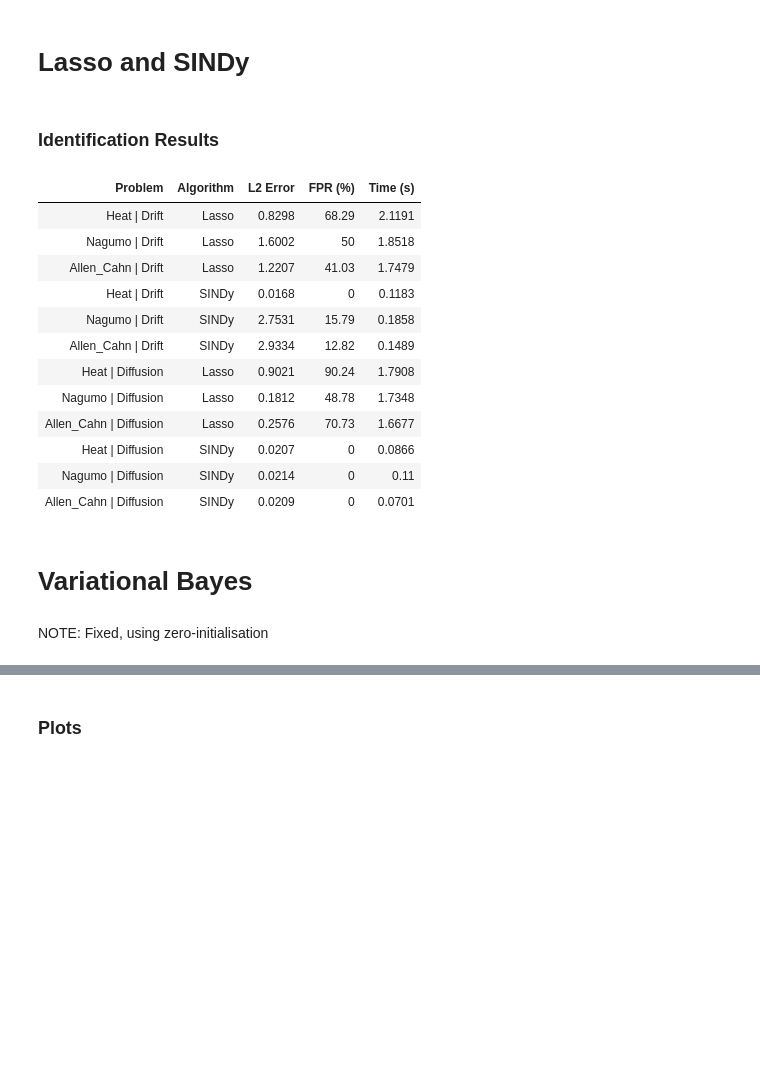
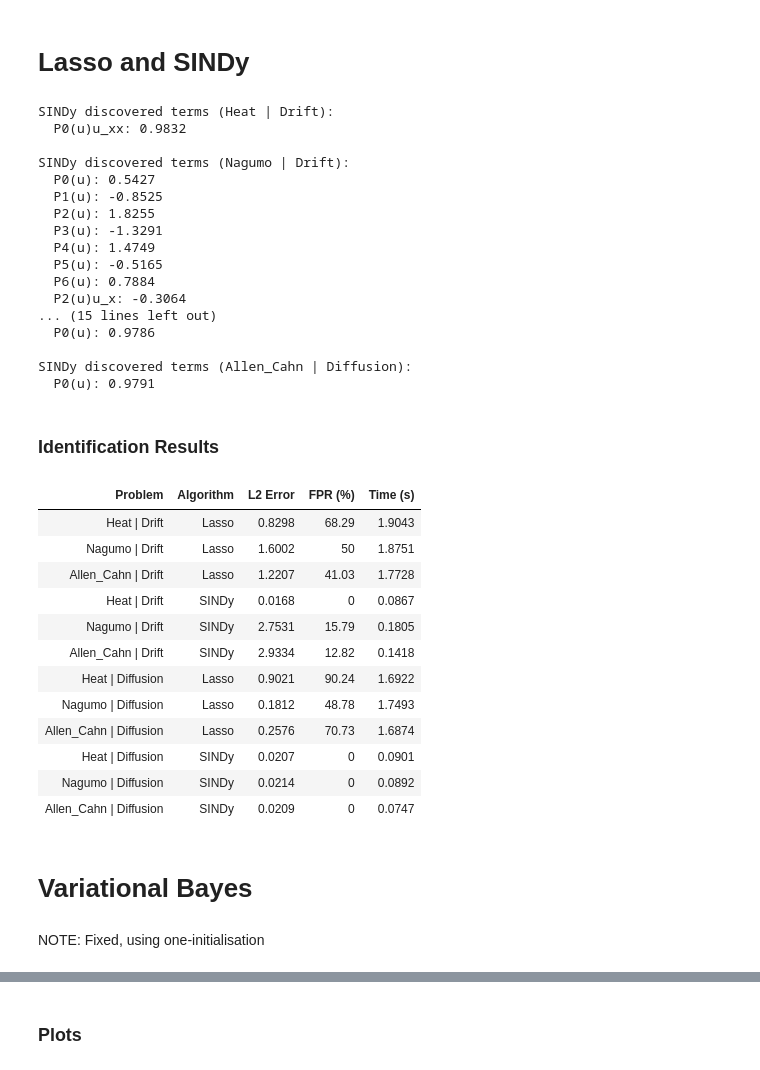
Before and after one commit to rogoson/Stochastic-PDE-Discovery, a Jupyter notebook: MasterNotebook.ipynb, the cells around one changed output, grey strips where cells are left out. Saved outputs shown, nothing was run; the diff lists cells and outputs as text; code cells hidden in the pictures; blank space fills up the shorter version.

```diff
--- a/MasterNotebook.ipynb
+++ b/MasterNotebook.ipynb
@@ -151,51 +151,81 @@ for identificationTask, value in IDENTIFICATION_TASKS.items():
                     lam = yamlParameters["common"][f"{algorithm.lower()}_{identificationTask.lower()}_lambda"]
                     if algorithm == "Lasso":
                         Xi_coeffs = SPDE.Lasso(dictionary, target, lam)
                     elif algorithm == "SINDy":
-                        Xi_coeffs = SPDE.sindy(lam,dictionary,target)
+                        Xi_coeffs = SPDE.sindy(lam, dictionary, target)
                     end_time = time.time()
 
                     targetCoeffs = Xi_drift_true[problem] if identificationTask == "Drift" else Xi_diffusion_true[problem]
+
+                    # print discovered terms for SINDy only (Lasso expected to be less sparse)
+                    if algorithm == "SINDy":
+                        description = problemDescriptions[problem]
+                        discovered = [
+                            (description[i] if description[i] != '' else '1', round(float(Xi_coeffs.reshape(-1)[i]), 4))
+                            for i in range(len(Xi_coeffs.reshape(-1)))
+                            if Xi_coeffs.reshape(-1)[i] != 0
+                        ]
+                        print(f"\nSINDy discovered terms ({problem} | {identificationTask}):")
+                        for term, coeff in discovered:
+                            print(f"  {term}: {coeff}")
 
                     l2_error = np.linalg.norm(targetCoeffs - Xi_coeffs.reshape(-1))
 
                     corr_ind = []
                     for i in range(len(targetCoeffs)):
                         if targetCoeffs[i] != 0:
                             corr_ind.append(i)
+
                     fp = 0
                     for i in range(len(targetCoeffs)):
                         if i in corr_ind:
                             pass
                         else:
                             if Xi_coeffs.reshape(-1)[i] != 0:
                                 fp += 1
 
                     total_negatives = len(targetCoeffs) - len(corr_ind)
-                    fpr = (fp / total_negatives) * 100 # expect legendre to mess up here in terms of coeffs, due to scaling + nonstandard polynomial
+                    fpr = (fp / total_negatives) * 100  # expect legendre to mess up here in terms of coeffs, due to scaling + nonstandard polynomial
 
                     results.append([f"{problem} | {identificationTask}", algorithm, round(l2_error, 4), round(fpr, 2), round(end_time - start_time, 4)])
 
 tabulate_neatly(results, headers=["Problem", "Algorithm", "L2 Error", "FPR (%)", "Time (s)"], title="Identification Results")
 # %% [output]
+SINDy discovered terms (Heat | Drift):
+  P0(u)u_xx: 0.9832
+
+SINDy discovered terms (Nagumo | Drift):
+  P0(u): 0.5427
+  P1(u): -0.8525
+  P2(u): 1.8255
+  P3(u): -1.3291
+  P4(u): 1.4749
+  P5(u): -0.5165
+  P6(u): 0.7884
+  P2(u)u_x: -0.3064
+... (15 lines left out)
+  P0(u): 0.9786
+
+SINDy discovered terms (Allen_Cahn | Diffusion):
+  P0(u): 0.9791
 Identification Results
 | Problem | Algorithm | L2 Error | FPR (%) | Time (s) |
-| Heat | Drift | Lasso | 0.8298 | 68.29 | 2.1191 |
-| Nagumo | Drift | Lasso | 1.6002 | 50 | 1.8518 |
-| Allen_Cahn | Drift | Lasso | 1.2207 | 41.03 | 1.7479 |
-| Heat | Drift | SINDy | 0.0168 | 0 | 0.1183 |
-| Nagumo | Drift | SINDy | 2.7531 | 15.79 | 0.1858 |
-| Allen_Cahn | Drift | SINDy | 2.9334 | 12.82 | 0.1489 |
-| Heat | Diffusion | Lasso | 0.9021 | 90.24 | 1.7908 |
-| Nagumo | Diffusion | Lasso | 0.1812 | 48.78 | 1.7348 |
-| Allen_Cahn | Diffusion | Lasso | 0.2576 | 70.73 | 1.6677 |
-| Heat | Diffusion | SINDy | 0.0207 | 0 | 0.0866 |
-| Nagumo | Diffusion | SINDy | 0.0214 | 0 | 0.11 |
-| Allen_Cahn | Diffusion | SINDy | 0.0209 | 0 | 0.0701 |
+| Heat | Drift | Lasso | 0.8298 | 68.29 | 1.9043 |
+| Nagumo | Drift | Lasso | 1.6002 | 50 | 1.8751 |
+| Allen_Cahn | Drift | Lasso | 1.2207 | 41.03 | 1.7728 |
+| Heat | Drift | SINDy | 0.0168 | 0 | 0.0867 |
+| Nagumo | Drift | SINDy | 2.7531 | 15.79 | 0.1805 |
+| Allen_Cahn | Drift | SINDy | 2.9334 | 12.82 | 0.1418 |
+| Heat | Diffusion | Lasso | 0.9021 | 90.24 | 1.6922 |
+| Nagumo | Diffusion | Lasso | 0.1812 | 48.78 | 1.7493 |
+| Allen_Cahn | Diffusion | Lasso | 0.2576 | 70.73 | 1.6874 |
+| Heat | Diffusion | SINDy | 0.0207 | 0 | 0.0901 |
+| Nagumo | Diffusion | SINDy | 0.0214 | 0 | 0.0892 |
+| Allen_Cahn | Diffusion | SINDy | 0.0209 | 0 | 0.0747 |
 # %% [markdown]
 # Variational Bayes
 # %% [markdown]
-NOTE: Fixed, using zero-initialisation
+NOTE: Fixed, using one-initialisation
 # %%
 results_vb = []
 problemDS = {}
```
Also changed, not shown: parts of 2 cells of this notebook.
